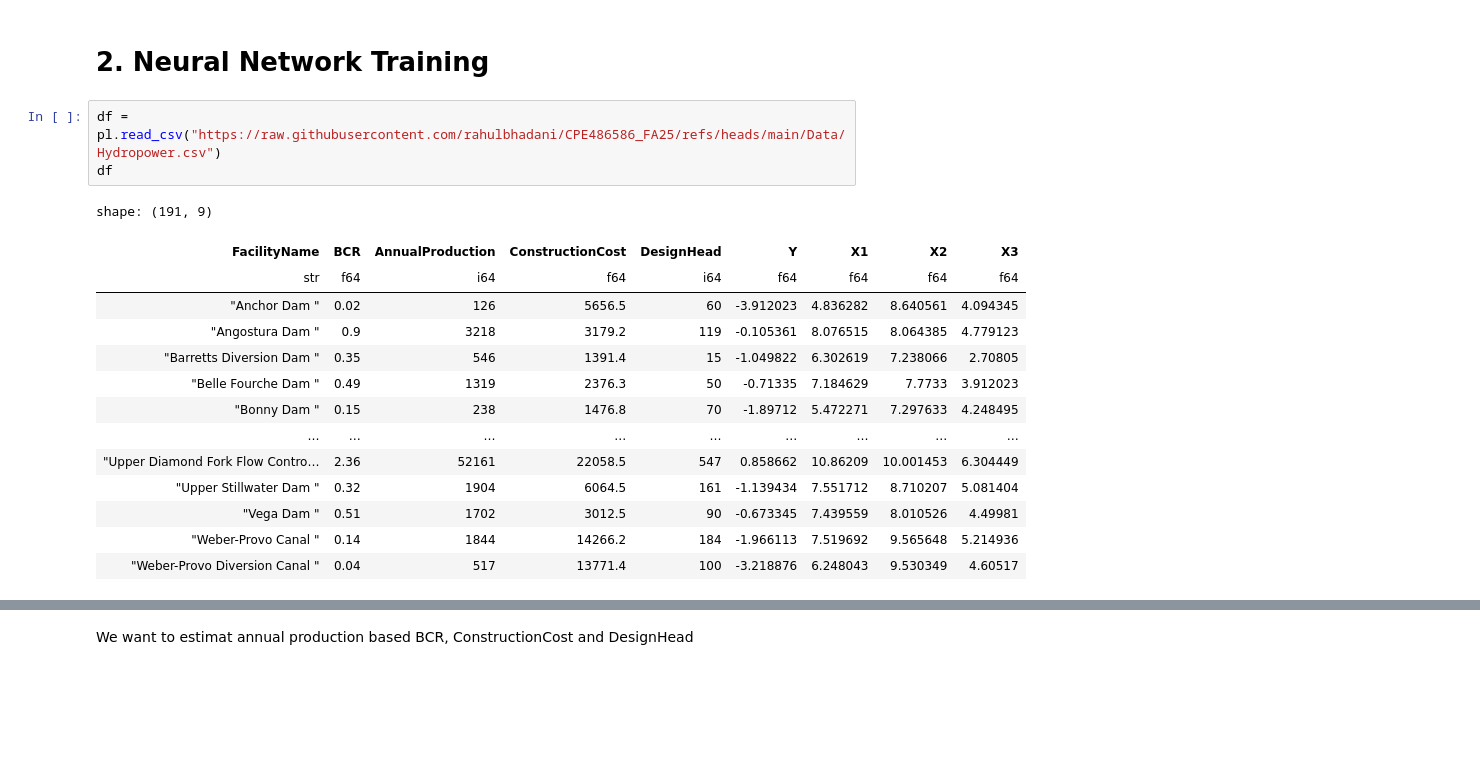
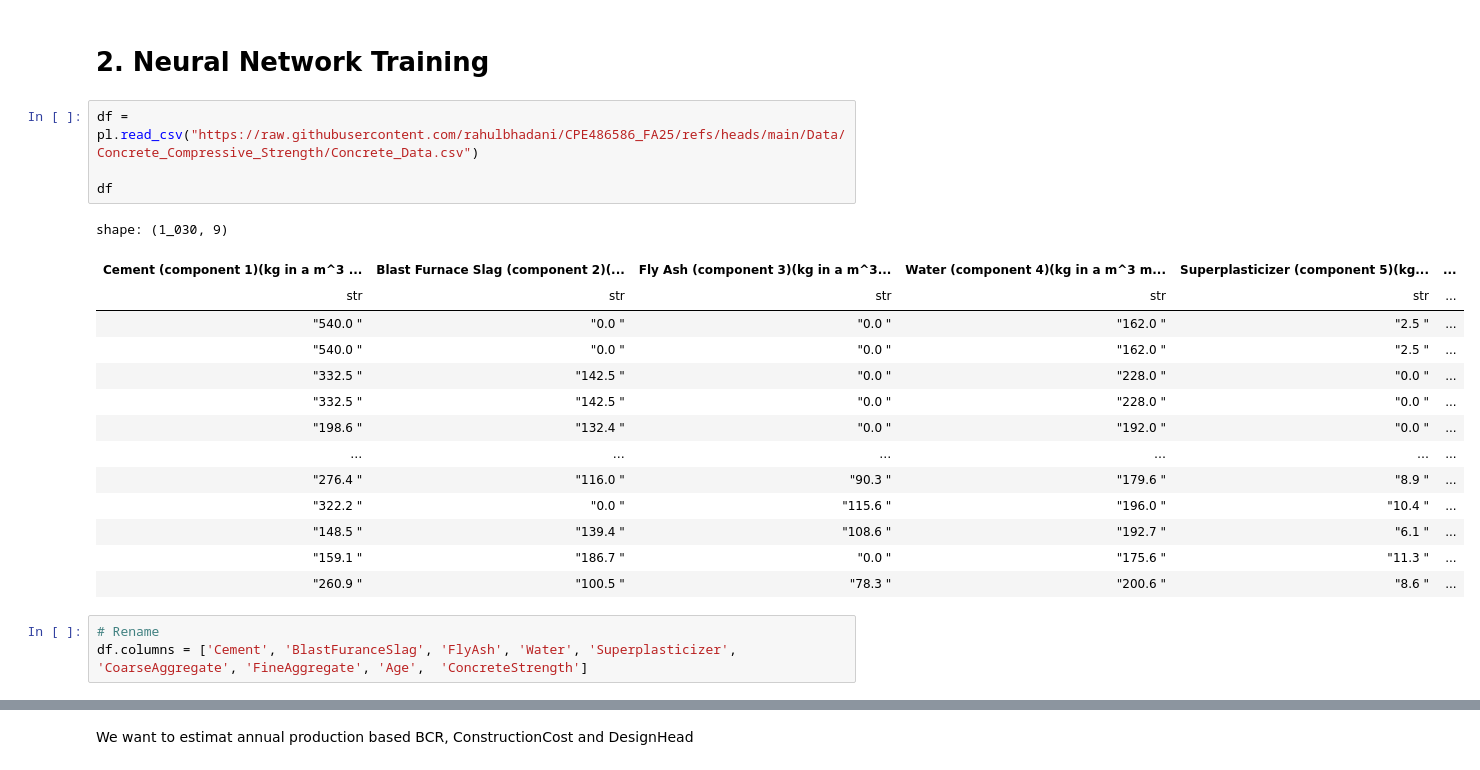
Before and after one commit to rahulbhadani/CPE487587_SP26, a Jupyter notebook: Code/Chapter_04_Training_Neural_Networks_Computational_Thinking.ipynb, the cells around one changed output, grey strips where cells are left out. Saved outputs shown, nothing was run; the diff lists cells and outputs as text; blank space fills up the shorter version.

```diff
--- a/Code/Chapter_04_Training_Neural_Networks_Computational_Thinking.ipynb
+++ b/Code/Chapter_04_Training_Neural_Networks_Computational_Thinking.ipynb
@@ -342,20 +348,24 @@ Gradient Output Norm: 1.5828
 # %% [markdown]
 # 2. Neural Network Training
 # %%
-df = pl.read_csv("https://raw.githubusercontent.com/rahulbhadani/CPE486586_FA25/refs/heads/main/Data/Hydropower.csv")
+df = pl.read_csv("https://raw.githubusercontent.com/rahulbhadani/CPE486586_FA25/refs/heads/main/Data/Concrete_Compressive_Strength/Concrete_Data.csv")
+
 df
 # %% [output]
-shape: (191, 9)
+shape: (1_030, 9)
-| FacilityName | BCR | AnnualProduction | ConstructionCost | DesignHead | Y | X1 | X2 | X3 |
-| str | f64 | i64 | f64 | i64 | f64 | f64 | f64 | f64 |
-| "Anchor Dam " | 0.02 | 126 | 5656.5 | 60 | -3.912023 | 4.836282 | 8.640561 | 4.094345 |
-| "Angostura Dam " | 0.9 | 3218 | 3179.2 | 119 | -0.105361 | 8.076515 | 8.064385 | 4.779123 |
-| "Barretts Diversion Dam " | 0.35 | 546 | 1391.4 | 15 | -1.049822 | 6.302619 | 7.238066 | 2.70805 |
-| "Belle Fourche Dam " | 0.49 | 1319 | 2376.3 | 50 | -0.71335 | 7.184629 | 7.7733 | 3.912023 |
-| "Bonny Dam " | 0.15 | 238 | 1476.8 | 70 | -1.89712 | 5.472271 | 7.297633 | 4.248495 |
-| … | … | … | … | … | … | … | … | … |
-| "Upper Diamond Fork Flow Contro… | 2.36 | 52161 | 22058.5 | 547 | 0.858662 | 10.86209 | 10.001453 | 6.304449 |
-| "Upper Stillwater Dam " | 0.32 | 1904 | 6064.5 | 161 | -1.139434 | 7.551712 | 8.710207 | 5.081404 |
-| "Vega Dam " | 0.51 | 1702 | 3012.5 | 90 | -0.673345 | 7.439559 | 8.010526 | 4.49981 |
-| "Weber-Provo Canal " | 0.14 | 1844 | 14266.2 | 184 | -1.966113 | 7.519692 | 9.565648 | 5.214936 |
-| "Weber-Provo Diversion Canal " | 0.04 | 517 | 13771.4 | 100 | -3.218876 | 6.248043 | 9.530349 | 4.60517 |
+| Cement (component 1)(kg in a m^3 ... | Blast Furnace Slag (component 2)(... | Fly Ash (component 3)(kg in a m^3... | Water (component 4)(kg in a m^3 m... | Superplasticizer (component 5)(kg... | ... |
+| str | str | str | str | str | ... |
+| "540.0 " | "0.0 " | "0.0 " | "162.0 " | "2.5 " | ... |
+| "540.0 " | "0.0 " | "0.0 " | "162.0 " | "2.5 " | ... |
+| "332.5 " | "142.5 " | "0.0 " | "228.0 " | "0.0 " | ... |
+| "332.5 " | "142.5 " | "0.0 " | "228.0 " | "0.0 " | ... |
+| "198.6 " | "132.4 " | "0.0 " | "192.0 " | "0.0 " | ... |
+| … | … | … | … | … | ... |
+| "276.4 " | "116.0 " | "90.3 " | "179.6 " | "8.9 " | ... |
+| "322.2 " | "0.0 " | "115.6 " | "196.0 " | "10.4 " | ... |
+| "148.5 " | "139.4 " | "108.6 " | "192.7 " | "6.1 " | ... |
+| "159.1 " | "186.7 " | "0.0 " | "175.6 " | "11.3 " | ... |
+| "260.9 " | "100.5 " | "78.3 " | "200.6 " | "8.6 " | ... |
+# %%
+# Rename
+df.columns = ['Cement', 'BlastFuranceSlag', 'FlyAsh', 'Water', 'Superplasticizer', 'CoarseAggregate', 'FineAggregate', 'Age',  'ConcreteStrength']
```
Also changed, not shown: parts of 22 cells of this notebook.
